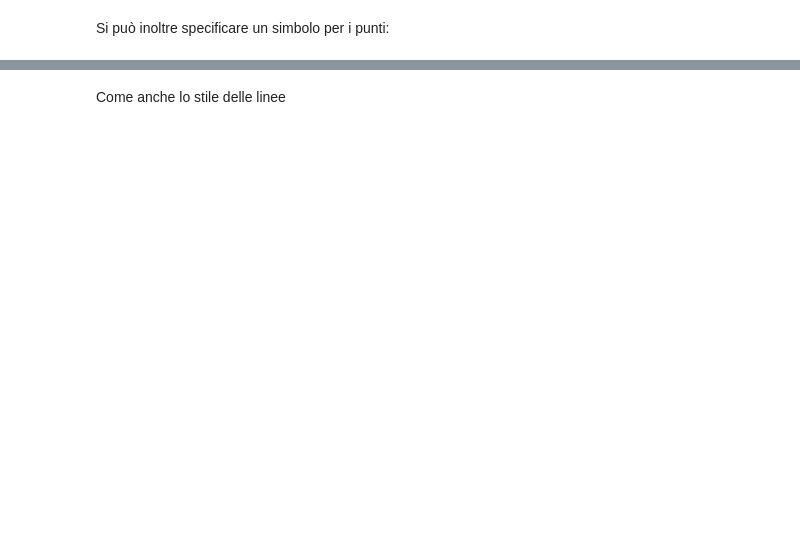
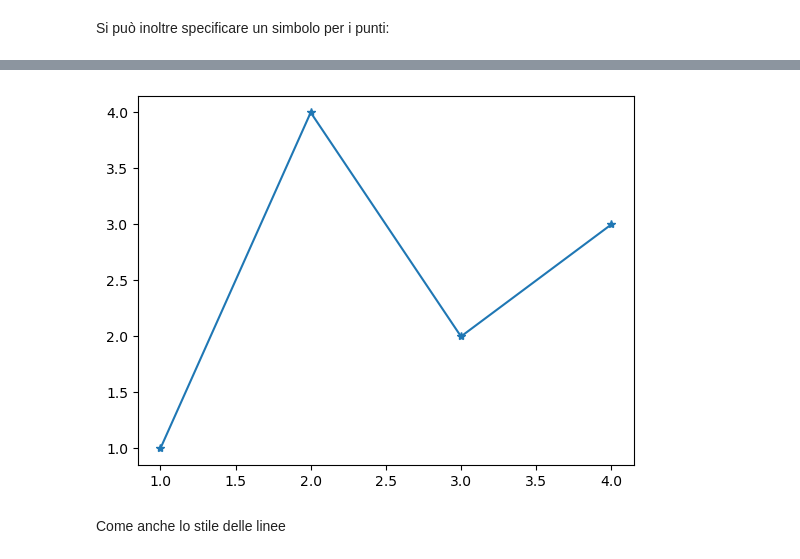
Before and after one commit to jb-sharp/stat4bigdata, a Jupyter notebook: Lezione 8/08-1-matplotlib.ipynb, the cells around one changed output, grey strips where cells are left out. Cells and saved outputs as stored; diff of their text form; code cells hidden in the pictures; blank space fills up the shorter version.

```diff
--- a/Lezione 8/08-1-matplotlib.ipynb
+++ b/Lezione 8/08-1-matplotlib.ipynb
@@ -44,7 +64,9 @@ plt.show()
 # %%
 plt.figure()
-plt.plot(x, y, marker = 'x')
+plt.plot(x, y, marker = '*')
 plt.show()
+# %% [output]
+[figure, added]
 # %% [markdown]
 Come anche lo stile delle linee
 # %%
```
Also changed, not shown: parts of 26 cells of this notebook, 1 other file.
